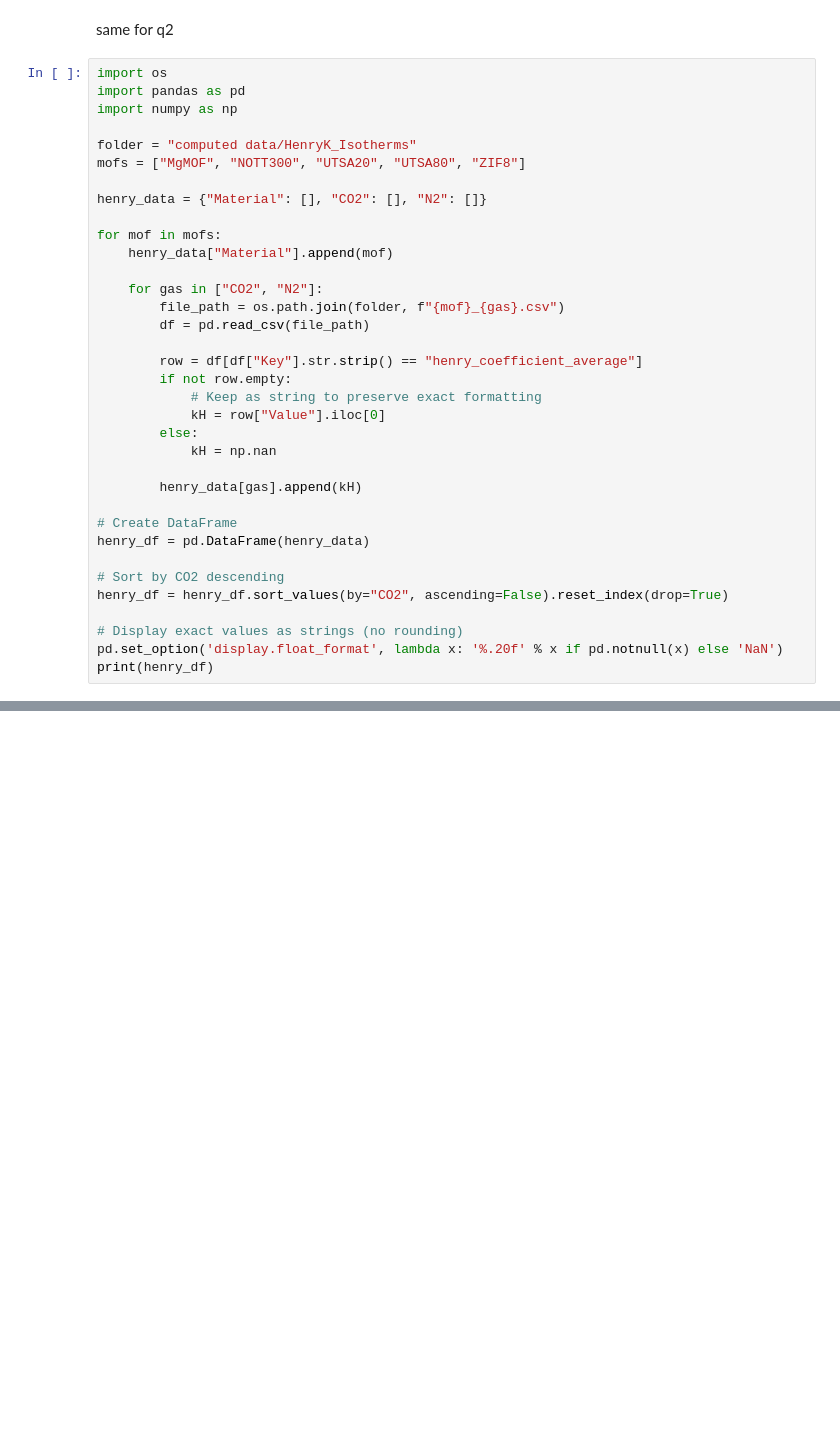
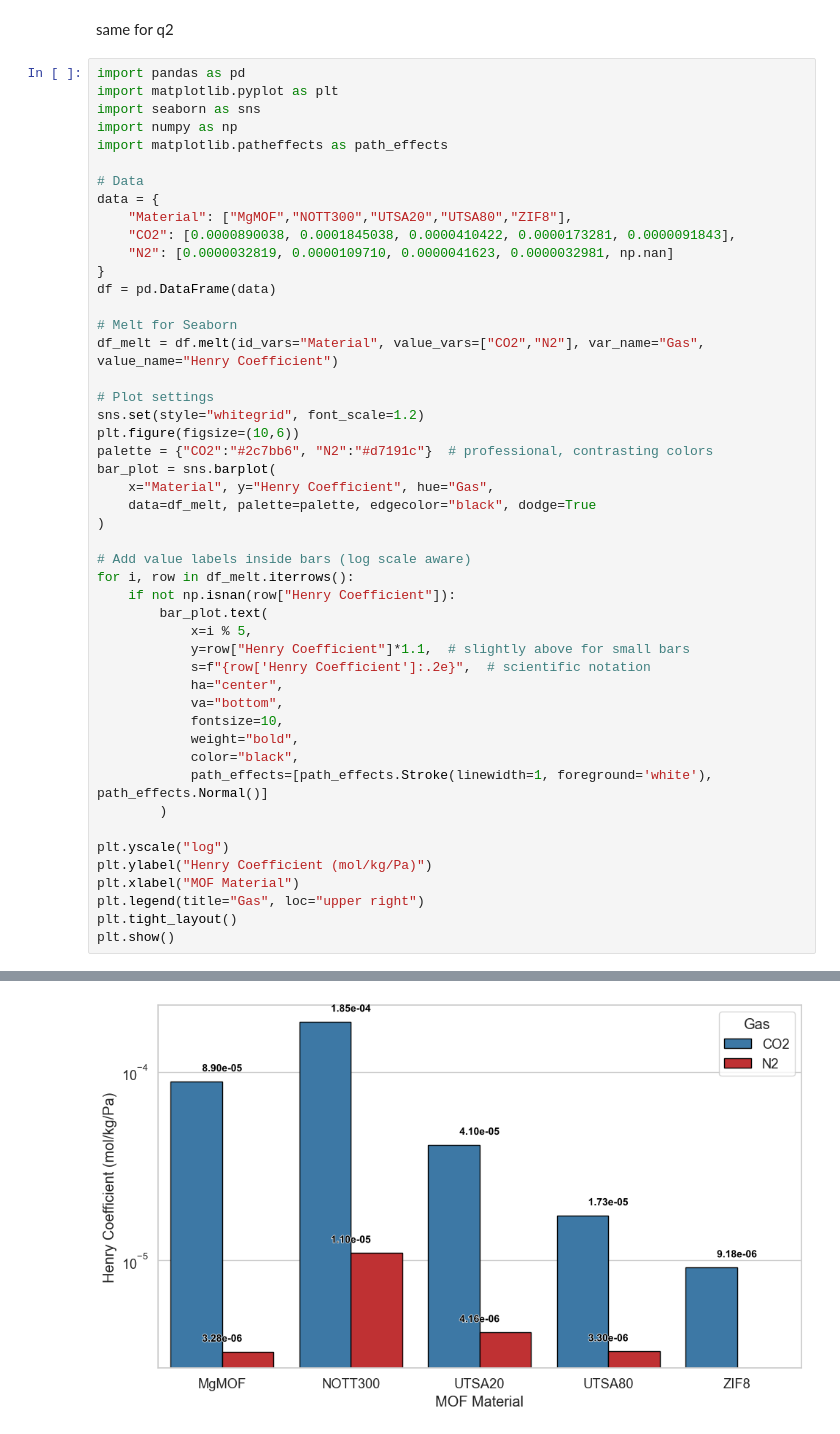
Before and after one commit to LucasEiche/ModLab_groupK, a Jupyter notebook: Project 2/data_extraction.ipynb, the cells around one changed output, grey strips where cells are left out. Saved outputs shown, nothing was run; the diff lists cells and outputs as text; blank space fills up the shorter version.

```diff
--- a/Project 2/data_extraction.ipynb
+++ b/Project 2/data_extraction.ipynb
@@ -95,38 +94,51 @@ plt.show()
 # %% [markdown]
 same for q2
 # %%
-import os
 import pandas as pd
+import matplotlib.pyplot as plt
+import seaborn as sns
 import numpy as np
+import matplotlib.patheffects as path_effects
 
-folder = "computed data/HenryK_Isotherms"
-mofs = ["MgMOF", "NOTT300", "UTSA20", "UTSA80", "ZIF8"]
+# Data
+data = {
+    "Material": ["MgMOF","NOTT300","UTSA20","UTSA80","ZIF8"],
+    "CO2": [0.0000890038, 0.0001845038, 0.0000410422, 0.0000173281, 0.0000091843],
+    "N2": [0.0000032819, 0.0000109710, 0.0000041623, 0.0000032981, np.nan]
+}
+df = pd.DataFrame(data)
 
-henry_data = {"Material": [], "CO2": [], "N2": []}
+# Melt for Seaborn
+df_melt = df.melt(id_vars="Material", value_vars=["CO2","N2"], var_name="Gas", value_name="Henry Coefficient")
 
-for mof in mofs:
-    henry_data["Material"].append(mof)
+# Plot settings
+sns.set(style="whitegrid", font_scale=1.2)
+plt.figure(figsize=(10,6))
+palette = {"CO2":"#2c7bb6", "N2":"#d7191c"}  # professional, contrasting colors
+bar_plot = sns.barplot(
+    x="Material", y="Henry Coefficient", hue="Gas",
+    data=df_melt, palette=palette, edgecolor="black", dodge=True
+)
 
-    for gas in ["CO2", "N2"]:
-        file_path = os.path.join(folder, f"{mof}_{gas}.csv")
-        df = pd.read_csv(file_path)
+# Add value labels inside bars (log scale aware)
+for i, row in df_melt.iterrows():
+    if not np.isnan(row["Henry Coefficient"]):
+        bar_plot.text(
+            x=i % 5,
+            y=row["Henry Coefficient"]*1.1,  # slightly above for small bars
+            s=f"{row['Henry Coefficient']:.2e}",  # scientific notation
+            ha="center",
+            va="bottom",
+            fontsize=10,
+            weight="bold",
+            color="black",
+            path_effects=[path_effects.Stroke(linewidth=1, foreground='white'), path_effects.Normal()]
+        )
 
-        row = df[df["Key"].str.strip() == "henry_coefficient_average"]
-        if not row.empty:
-            # Keep as string to preserve exact formatting
-            kH = row["Value"].iloc[0]
-        else:
-            kH = np.nan
-
-        henry_data[gas].append(kH)
-
-# Create DataFrame
-henry_df = pd.DataFrame(henry_data)
-
-# Sort by CO2 descending
-henry_df = henry_df.sort_values(by="CO2", ascending=False).reset_index(drop=True)
-
-# Display exact values as strings (no rounding)
-pd.set_option('display.float_format', lambda x: '%.20f' % x if pd.notnull(x) else 'NaN')
-print(henry_df)
+plt.yscale("log")
+plt.ylabel("Henry Coefficient (mol/kg/Pa)")
+plt.xlabel("MOF Material")
+plt.legend(title="Gas", loc="upper right")
+plt.tight_layout()
+plt.show()
 # %% [output]
@@ -139,3 +145,4 @@ print(henry_df)
+[figure, added]
 # %%
 import pandas as pd
 import matplotlib.pyplot as plt
```
Also changed, not shown: parts of 3 cells of this notebook.
